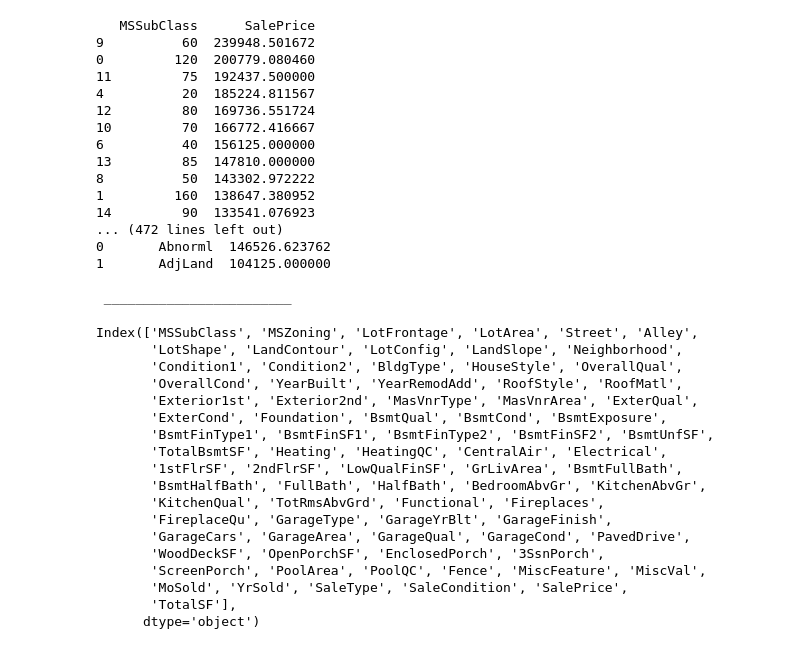
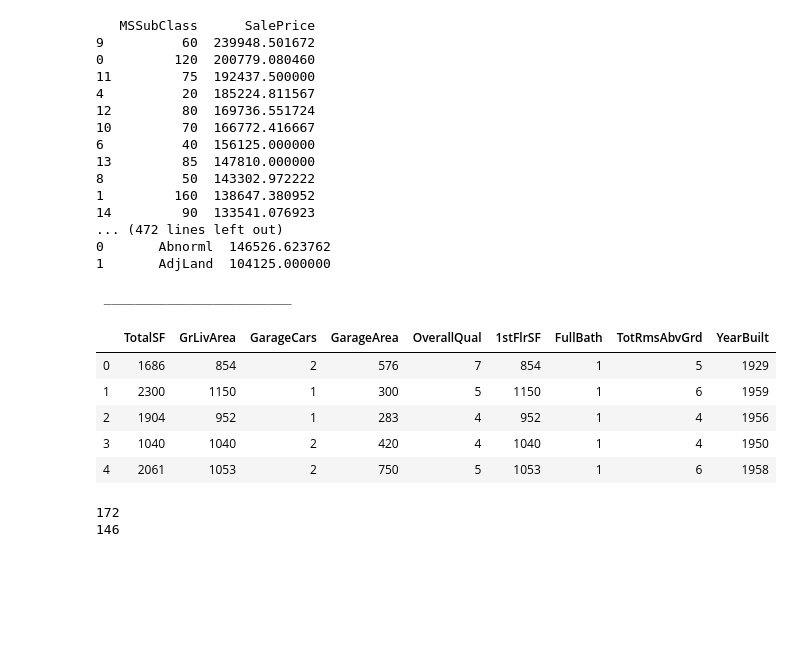
Before and after one commit to MiaLPrice/IntroMLProject, a Jupyter notebook: MLProject.ipynb, the cells around one changed output. Saved outputs shown, nothing was run; the diff lists cells and outputs as text; code cells hidden in the pictures; blank space fills up the shorter version.

```diff
--- a/MLProject.ipynb
+++ b/MLProject.ipynb
@@ -426,29 +425,18 @@ for attr in df_train.select_dtypes(include='object'):
 categorical_var =["MSZoning","LandContour", "LotConfig", "Neighborhood", "Condition1", "Condition2", "HouseStyle", "RoofStyle",
             "RoofMatl", "Exterior1st", "Exterior2nd", "MasVnrType", "Foundation", "Heating", "Electrical", "Functional",
             "GarageType", "GarageFinish", "SaleType", "SaleCondition"]
-X = df_train['TotalSF', 'GrLivArea', 'GrageCars', 'GarageArea', 'TotalBasmtSF', 'OverallQual', '1stFlrSF', 'FullBath', 'TotRmsAbvGrd',
-                'YearBuilt', 'YearRemodAdd'  ]
+X = df_train[['TotalSF', "GrLivArea", 'GarageCars', 'GarageArea', 'OverallQual', '1stFlrSF', 'FullBath', 'TotRmsAbvGrd','YearBuilt']]
-# %% [output]
-Index(['MSSubClass', 'MSZoning', 'LotFrontage', 'LotArea', 'Street', 'Alley',
-       'LotShape', 'LandContour', 'LotConfig', 'LandSlope', 'Neighborhood',
-       'Condition1', 'Condition2', 'BldgType', 'HouseStyle', 'OverallQual',
-       'OverallCond', 'YearBuilt', 'YearRemodAdd', 'RoofStyle', 'RoofMatl',
-       'Exterior1st', 'Exterior2nd', 'MasVnrType', 'MasVnrArea', 'ExterQual',
-       'ExterCond', 'Foundation', 'BsmtQual', 'BsmtCond', 'BsmtExposure',
-       'BsmtFinType1', 'BsmtFinSF1', 'BsmtFinType2', 'BsmtFinSF2', 'BsmtUnfSF',
-       'TotalBsmtSF', 'Heating', 'HeatingQC', 'CentralAir', 'Electrical',
-       '1stFlrSF', '2ndFlrSF', 'LowQualFinSF', 'GrLivArea', 'BsmtFullBath',
-       'BsmtHalfBath', 'FullBath', 'HalfBath', 'BedroomAbvGr', 'KitchenAbvGr',
-       'KitchenQual', 'TotRmsAbvGrd', 'Functional', 'Fireplaces',
-       'FireplaceQu', 'GarageType', 'GarageYrBlt', 'GarageFinish',
-       'GarageCars', 'GarageArea', 'GarageQual', 'GarageCond', 'PavedDrive',
-       'WoodDeckSF', 'OpenPorchSF', 'EnclosedPorch', '3SsnPorch',
-       'ScreenPorch', 'PoolArea', 'PoolQC', 'Fence', 'MiscFeature', 'MiscVal',
-       'MoSold', 'YrSold', 'SaleType', 'SaleCondition', 'SalePrice',
-       'TotalSF'],
-      dtype='object')
 # %%
 # Submissions are evaluated on Root-Mean-Squared-Error (RMSE) between the logarithm of
 # the predicted value and the logarithm of the observed sales price.
 # (Taking logs means that errors in predicting expensive houses and cheap houses will
 # affect the result equally.)
+# %%
+X.head()
+# %% [output]
+|  | TotalSF | GrLivArea | GarageCars | GarageArea | OverallQual | 1stFlrSF | FullBath | TotRmsAbvGrd | YearBuilt |
+| 0 | 1686 | 854 | 2 | 576 | 7 | 854 | 1 | 5 | 1929 |
+| 1 | 2300 | 1150 | 1 | 300 | 5 | 1150 | 1 | 6 | 1959 |
+| 2 | 1904 | 952 | 1 | 283 | 4 | 952 | 1 | 4 | 1956 |
+| 3 | 1040 | 1040 | 2 | 420 | 4 | 1040 | 1 | 4 | 1950 |
+| 4 | 2061 | 1053 | 2 | 750 | 5 | 1053 | 1 | 6 | 1958 |
@@ -455,2 +446,8 @@ Index(['MSSubClass', 'MSZoning', 'LotFrontage', 'LotArea', 'Street', 'Alley',
+# %%
+print(len(list(X.columns)))
+print(len(np.unique(list(X.columns))))
+# %% [output]
+172
+146
 # %%
 y = df_train[['SalePrice']]
```
Also changed, not shown: parts of 14 cells of this notebook.
